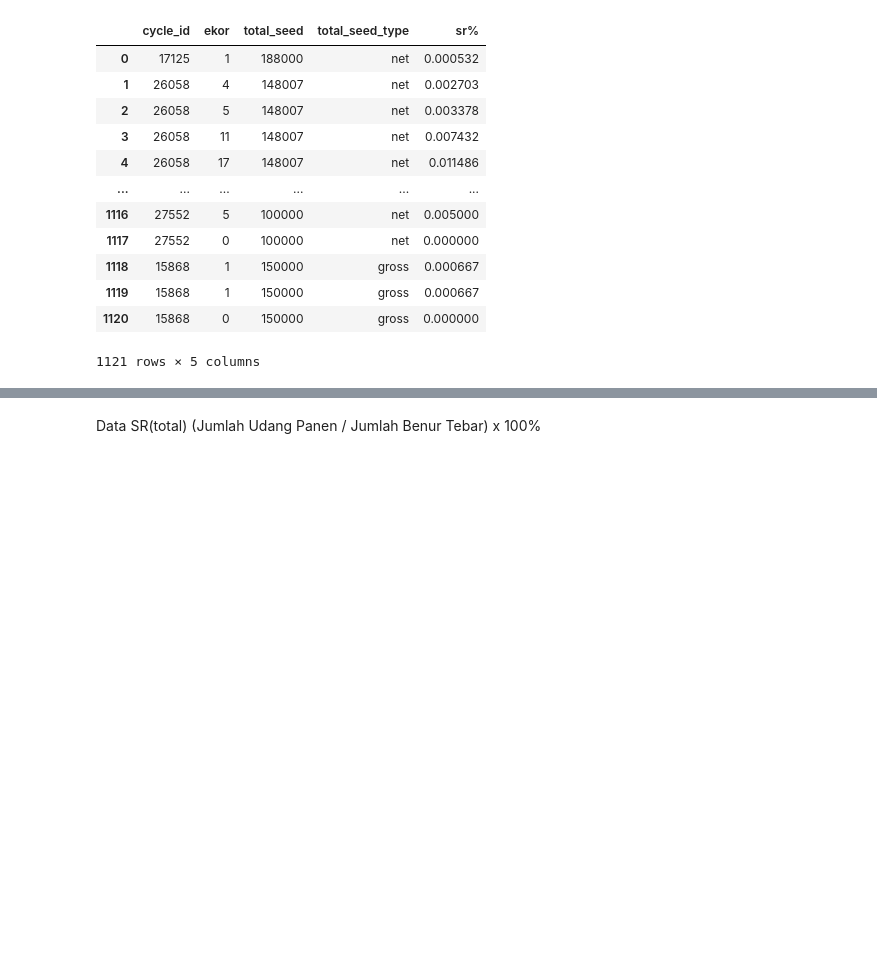
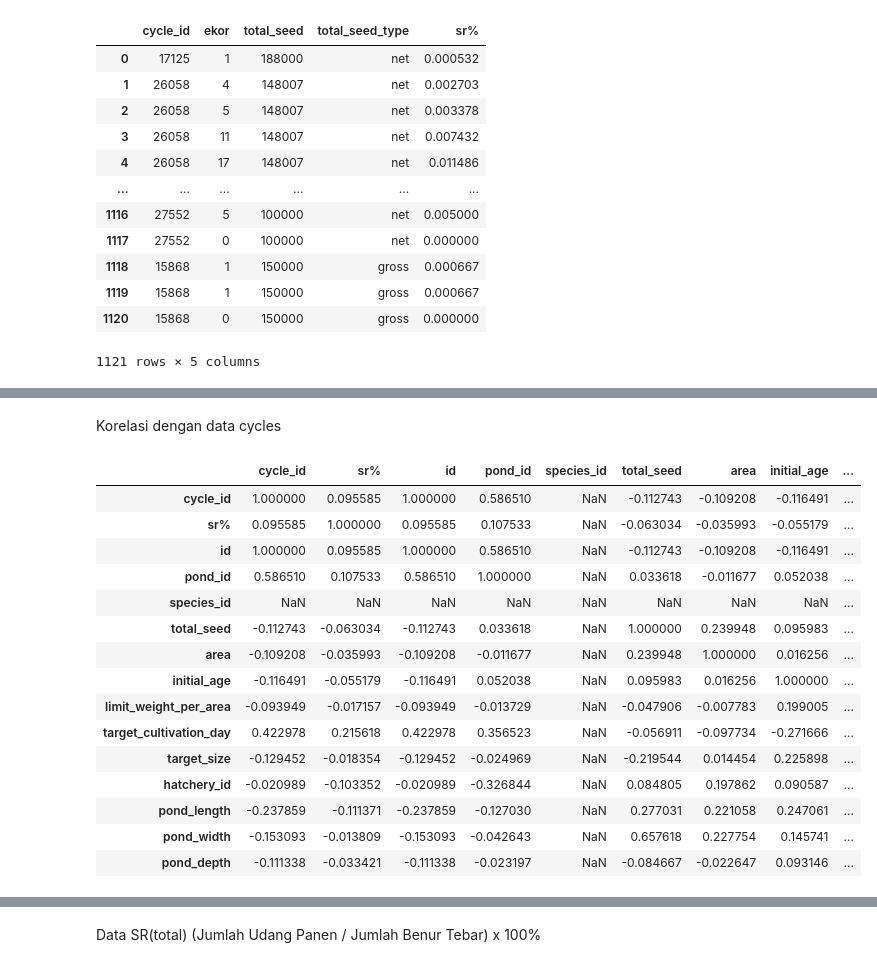
Before and after one commit to anekekarina99/Ds_jala, a Jupyter notebook: DS_JalaTech.ipynb, the cells around one changed output, grey strips where cells are left out. Cells and saved outputs as stored; diff of their text form; code cells hidden in the pictures; blank space fills up the shorter version.

```diff
--- a/DS_JalaTech.ipynb
+++ b/DS_JalaTech.ipynb
@@ -504,0 +522,2 @@ replacements = {'actual': '1', 'net': '0'}
+# %% [markdown]
+Korelasi dengan data cycles
@@ -504,0 +526,19 @@ replacements = {'actual': '1', 'net': '0'}
+# %%
+data_cycles.corr()
+# %% [output]
+|  | cycle_id | sr% | id | pond_id | species_id | total_seed | area | initial_age | ... |
+| cycle_id | 1.000000 | 0.095585 | 1.000000 | 0.586510 | NaN | -0.112743 | -0.109208 | -0.116491 | ... |
+| sr% | 0.095585 | 1.000000 | 0.095585 | 0.107533 | NaN | -0.063034 | -0.035993 | -0.055179 | ... |
+| id | 1.000000 | 0.095585 | 1.000000 | 0.586510 | NaN | -0.112743 | -0.109208 | -0.116491 | ... |
+| pond_id | 0.586510 | 0.107533 | 0.586510 | 1.000000 | NaN | 0.033618 | -0.011677 | 0.052038 | ... |
+| species_id | NaN | NaN | NaN | NaN | NaN | NaN | NaN | NaN | ... |
+| total_seed | -0.112743 | -0.063034 | -0.112743 | 0.033618 | NaN | 1.000000 | 0.239948 | 0.095983 | ... |
+| area | -0.109208 | -0.035993 | -0.109208 | -0.011677 | NaN | 0.239948 | 1.000000 | 0.016256 | ... |
+| initial_age | -0.116491 | -0.055179 | -0.116491 | 0.052038 | NaN | 0.095983 | 0.016256 | 1.000000 | ... |
+| limit_weight_per_area | -0.093949 | -0.017157 | -0.093949 | -0.013729 | NaN | -0.047906 | -0.007783 | 0.199005 | ... |
+| target_cultivation_day | 0.422978 | 0.215618 | 0.422978 | 0.356523 | NaN | -0.056911 | -0.097734 | -0.271666 | ... |
+| target_size | -0.129452 | -0.018354 | -0.129452 | -0.024969 | NaN | -0.219544 | 0.014454 | 0.225898 | ... |
+| hatchery_id | -0.020989 | -0.103352 | -0.020989 | -0.326844 | NaN | 0.084805 | 0.197862 | 0.090587 | ... |
+| pond_length | -0.237859 | -0.111371 | -0.237859 | -0.127030 | NaN | 0.277031 | 0.221058 | 0.247061 | ... |
+| pond_width | -0.153093 | -0.013809 | -0.153093 | -0.042643 | NaN | 0.657618 | 0.227754 | 0.145741 | ... |
+| pond_depth | -0.111338 | -0.033421 | -0.111338 | -0.023197 | NaN | -0.084667 | -0.022647 | 0.093146 | ... |
```
Also changed, not shown: parts of 62 cells of this notebook, 12 other files.
